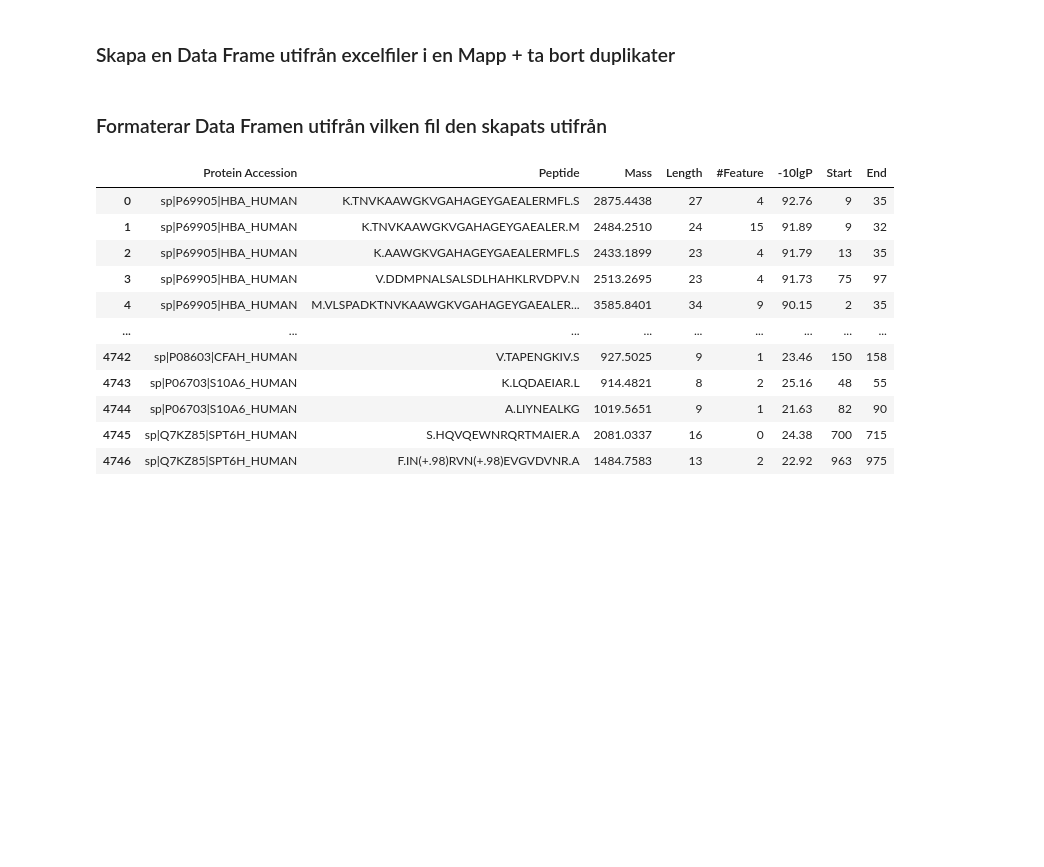
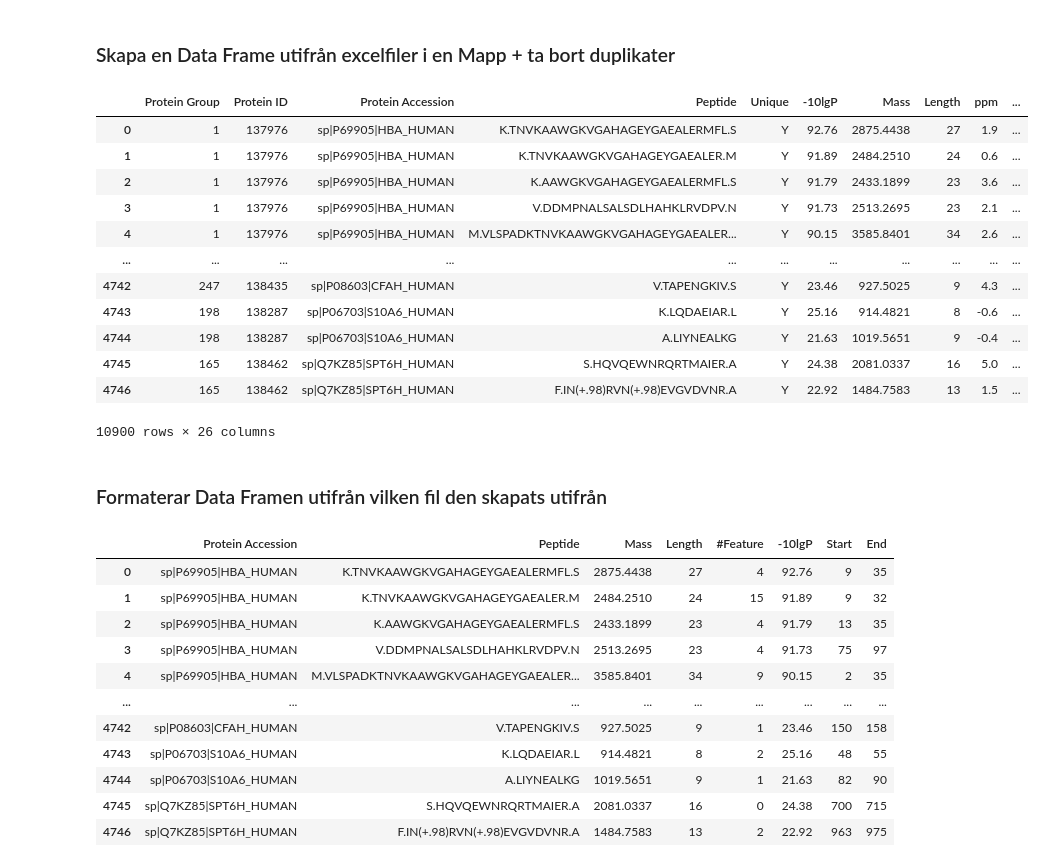
Before and after one commit to karlwallblom/peptidomic_py, a Jupyter notebook: analys ver1.ipynb, the cells around one changed output. Cells and saved outputs as stored; diff of their text form; code cells hidden in the pictures; blank space fills up the shorter version.

```diff
--- a/analys ver1.ipynb
+++ b/analys ver1.ipynb
@@ -11,17 +31,32 @@ import re
 # %%
 ### vilken mapp vill du kolla i?
 mapp = 'protein-peptide_sample_inf'
 ## Skapar en lista över excelfilerna i mappen
 files = os.listdir(mapp)
 files_xls = [f for f in files if f[-3:] == 'lsx']
 files_xls
 ## Läser in filerna 1 och 1 och appendar dom i df
 df = pd.DataFrame()
 for f in files_xls:
     data = pd.read_excel(mapp + '/' + f)
     ## Tar bort duplikat peptider eftersom protein-peptid filerna har duplicater inom t.ex hemoglobin
     data.drop_duplicates(subset='Peptide', inplace=True, ignore_index=True)
     df = df.append(data)
+df
+# %% [output]
+|  | Protein Group | Protein ID | Protein Accession | Peptide | Unique | -10lgP | Mass | Length | ppm | ... |
+| 0 | 1 | 137976 | sp|P69905|HBA_HUMAN | K.TNVKAAWGKVGAHAGEYGAEALERMFL.S | Y | 92.76 | 2875.4438 | 27 | 1.9 | ... |
+| 1 | 1 | 137976 | sp|P69905|HBA_HUMAN | K.TNVKAAWGKVGAHAGEYGAEALER.M | Y | 91.89 | 2484.2510 | 24 | 0.6 | ... |
+| 2 | 1 | 137976 | sp|P69905|HBA_HUMAN | K.AAWGKVGAHAGEYGAEALERMFL.S | Y | 91.79 | 2433.1899 | 23 | 3.6 | ... |
+| 3 | 1 | 137976 | sp|P69905|HBA_HUMAN | V.DDMPNALSALSDLHAHKLRVDPV.N | Y | 91.73 | 2513.2695 | 23 | 2.1 | ... |
+| 4 | 1 | 137976 | sp|P69905|HBA_HUMAN | M.VLSPADKTNVKAAWGKVGAHAGEYGAEALER... | Y | 90.15 | 3585.8401 | 34 | 2.6 | ... |
+| ... | ... | ... | ... | ... | ... | ... | ... | ... | ... | ... |
+| 4742 | 247 | 138435 | sp|P08603|CFAH_HUMAN | V.TAPENGKIV.S | Y | 23.46 | 927.5025 | 9 | 4.3 | ... |
+| 4743 | 198 | 138287 | sp|P06703|S10A6_HUMAN | K.LQDAEIAR.L | Y | 25.16 | 914.4821 | 8 | -0.6 | ... |
+| 4744 | 198 | 138287 | sp|P06703|S10A6_HUMAN | A.LIYNEALKG | Y | 21.63 | 1019.5651 | 9 | -0.4 | ... |
+| 4745 | 165 | 138462 | sp|Q7KZ85|SPT6H_HUMAN | S.HQVQEWNRQRTMAIER.A | Y | 24.38 | 2081.0337 | 16 | 5.0 | ... |
+| 4746 | 165 | 138462 | sp|Q7KZ85|SPT6H_HUMAN | F.IN(+.98)RVN(+.98)EVGVDVNR.A | Y | 22.92 | 1484.7583 | 13 | 1.5 | ... |
+10900 rows × 26 columns
 # %% [markdown]
 ### Formaterar Data Framen utifrån vilken fil den skapats utifrån
 # %%
```
Also changed, not shown: parts of 8 cells of this notebook.
